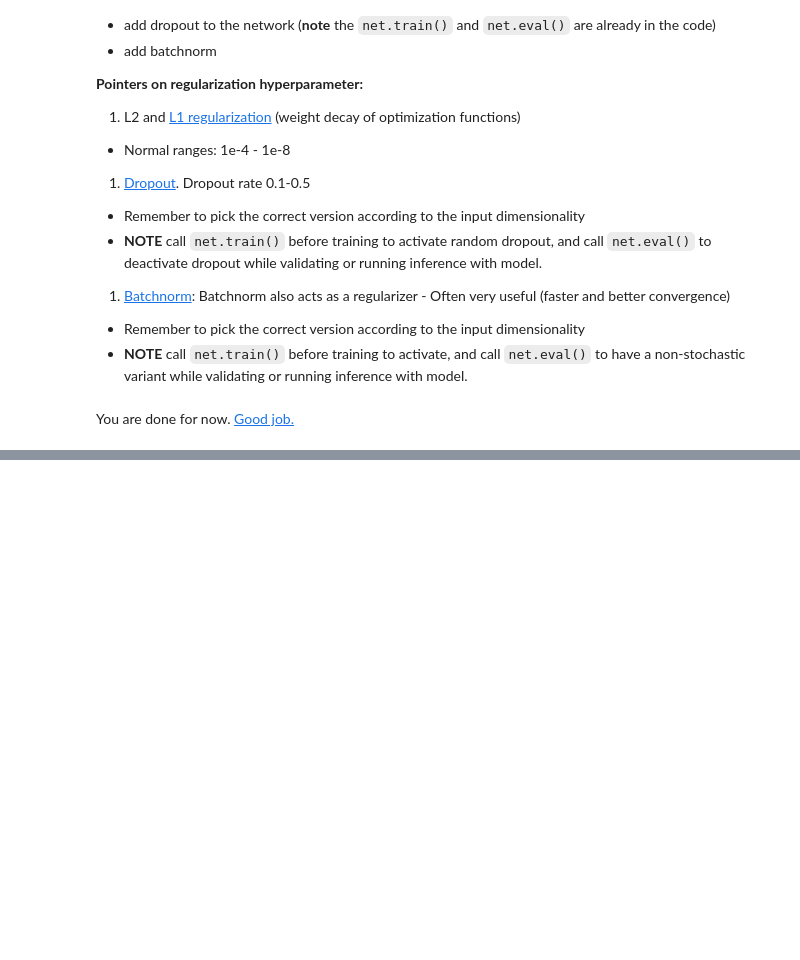
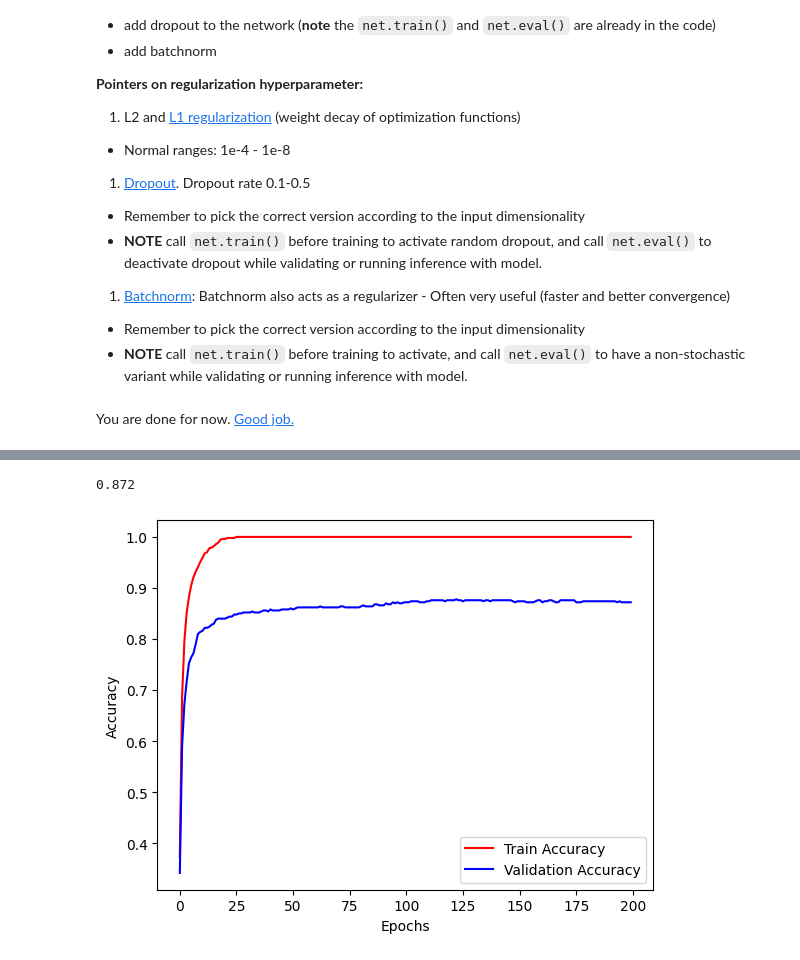
Before and after one commit to ES0R/02456-deep-learning-with-PyTorch, a Jupyter notebook: 3_Feedforward_PyTorch/3.4-EXE-FFN-MNIST.ipynb, the cells around one changed output, grey strips where cells are left out. Cells and saved outputs as stored; diff of their text form; code cells hidden in the pictures; blank space fills up the shorter version.

```diff
--- a/3_Feedforward_PyTorch/3.4-EXE-FFN-MNIST.ipynb
+++ b/3_Feedforward_PyTorch/3.4-EXE-FFN-MNIST.ipynb
@@ -179,8 +150,0 @@ net = Net(num_features, num_l1, num_classes)
-# %%
-optimizer = optim.SGD(net.parameters(), lr=0.01)
-criterion = nn.CrossEntropyLoss()
-# %%
-# Test the forward pass with dummy data
-x = np.random.normal(0, 1, (45, dim*dim)).astype('float32')
-
-print(net(torch.from_numpy(x)).size())
@@ -337,12 +183,16 @@ You are done for now. [Good job.](https://media1.tenor.com/images/0fd559b07f2174
 # %%
-#Hyperparameters
-num_classes = 10
-num_l1 = 512
-num_features = x_train.shape[1]
+import numpy as np
+import matplotlib.pyplot as plt
+import torch.nn as nn
+import torch.nn.functional as F
+import torch.optim as optim
+from torch.nn import Parameter, init
+from sklearn.metrics import accuracy_score
+
 
 #Regularization ----------
 #Dropout ----------
-#Batch norm
+#Batch norm ----------
 #Relu Activation function ----------
 #Extra layer ----------
 #Momentum via adam ----------
@@ -352,7 +202,7 @@ num_features = x_train.shape[1]
 # Define network
 class Net(nn.Module):
 
-    def __init__(self, num_features, num_hidden1, num_hidden2, num_output):
+    def __init__(self, num_features, num_hidden1, num_hidden2, num_output,dropout):
         super(Net, self).__init__()
 
         # Input layer
@@ -372,7 +222,7 @@ class Net(nn.Module):
         self.activation = torch.nn.ReLU()  #Activation function
 
         # Dropout layer
-        self.dropout = torch.nn.Dropout(0.2) #Dropout
+        self.dropout = torch.nn.Dropout(dropout) #Dropout
 
         # Batch normalization layers
         self.batchnorm1 = torch.nn.BatchNorm1d(num_hidden1) # ---------- Batch normalization
@@ -392,11 +242,4 @@ class Net(nn.Module):
 
         x = F.linear(x, self.W_3, self.b_3)
         return x
-
-num_l2 = 512
-net = Net(num_features, num_l1, num_l2, num_classes)
-
-# Use ADAM optimizer with momentum and L2 regularization (weight decay)
-optimizer = optim.Adam(net.parameters(), lr=1e-4, betas=(0.90, 0.999), weight_decay=1e-3) #Regularization & Momentum
-criterion = nn.CrossEntropyLoss()
 # %%
@@ -505 +407,15 @@ Epoch 240 : Train Loss 0.000363 , Train acc 1.000000, Valid acc 0.880000
+# %%
+train_acc, valid_acc, losses = train_model(num_l1=512, num_l2=512, dropout=0.1, lr=0.0001, weight_decay=5e-05, num_epochs=200, batch_size=100, num_features= x_train.shape[1])
+
+print(valid_acc[-1])
+
+epoch = np.arange(len(train_acc))
+plt.figure()
+plt.plot(epoch, train_acc, 'r', epoch, valid_acc, 'b')
+plt.legend(['Train Accuracy', 'Validation Accuracy'])
+plt.xlabel('Epochs'), plt.ylabel('Accuracy')
+plt.show()
+# %% [output]
+0.872
+[figure, added]
 # %% [markdown]
```
Also changed, not shown: parts of 17 cells of this notebook, 1 other file.
